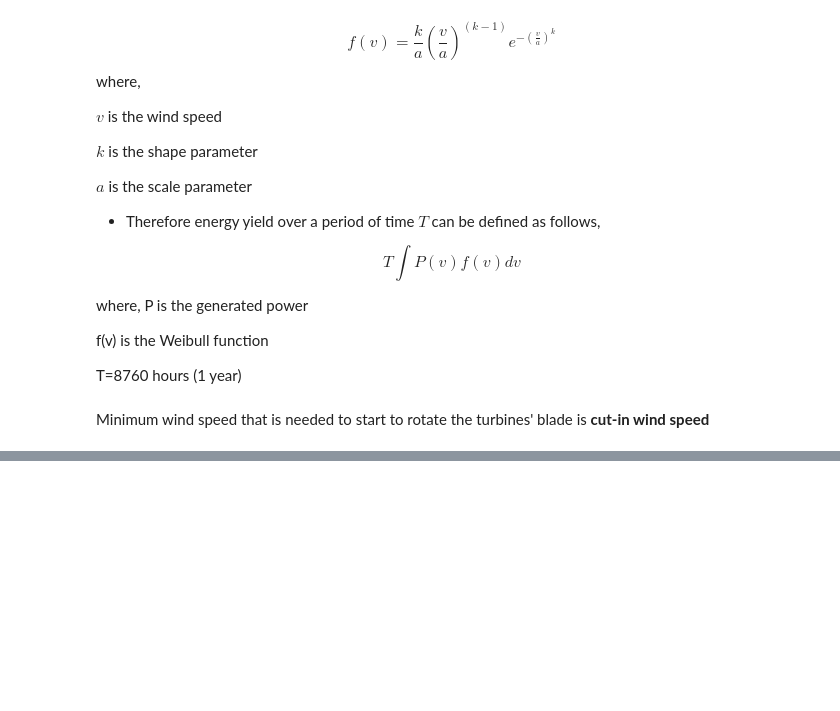
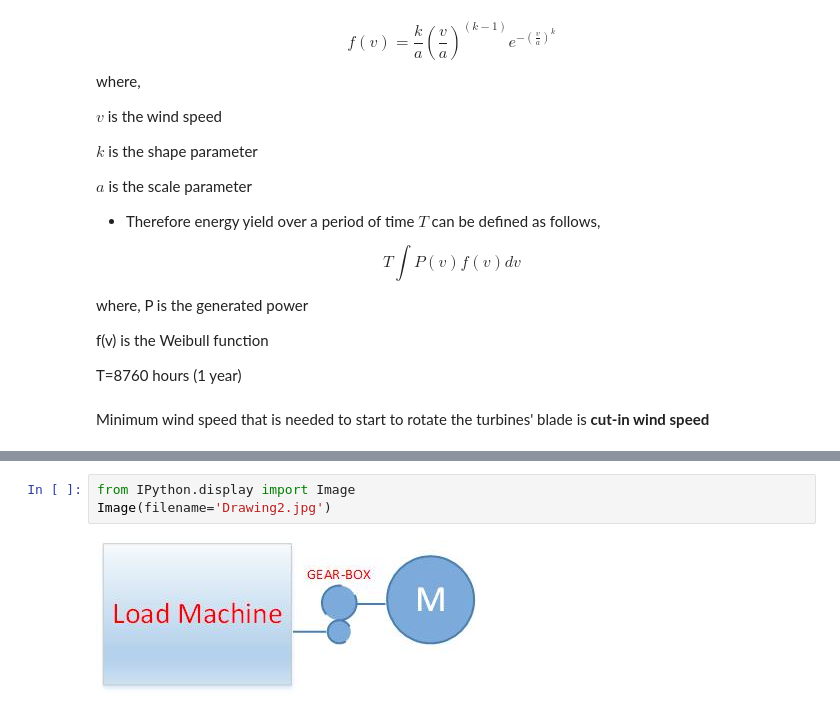
Before and after one commit to aydinbaskaya/MS_Thesis, a Jupyter notebook: Modular Generators/Documents/Wind Turbines.ipynb, the cells around one changed output, grey strips where cells are left out. Cells and saved outputs as stored; diff of their text form; blank space fills up the shorter version.

```diff
--- a/Modular Generators/Documents/Wind Turbines.ipynb
+++ b/Modular Generators/Documents/Wind Turbines.ipynb
@@ -139,0 +151,5 @@ Minimum wind speed that is needed to start to rotate the turbines' blade is **cu
+# %%
+from IPython.display import Image
+Image(filename='Drawing2.jpg')
+# %% [output]
+[figure, added]
```
Also changed, not shown: parts of 8 cells of this notebook, 1 other file.
